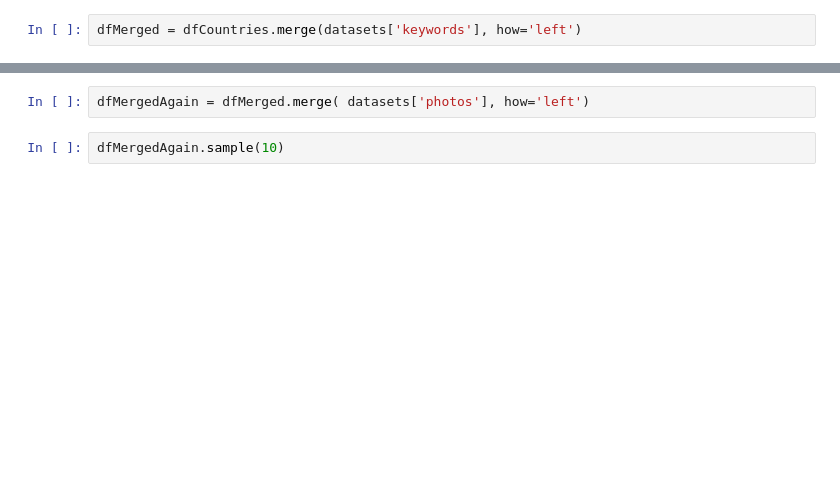
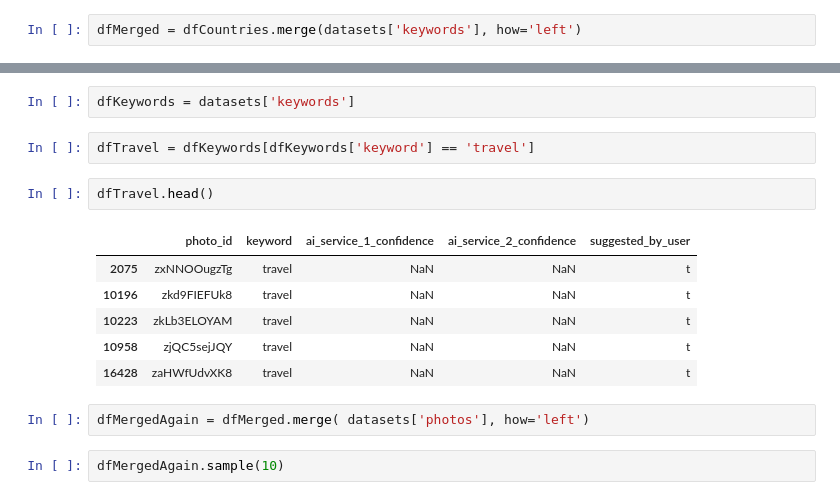
Before and after one commit to facutk/wpxvuelos, a Jupyter notebook: wp/wp-content/themes/xvuelos/assets/country-images-by-id/pandas.ipynb, the cells around one changed output, grey strips where cells are left out. Cells and saved outputs as stored; diff of their text form; blank space fills up the shorter version.

```diff
--- a/wp/wp-content/themes/xvuelos/assets/country-images-by-id/pandas.ipynb
+++ b/wp/wp-content/themes/xvuelos/assets/country-images-by-id/pandas.ipynb
@@ -162,3 +180,16 @@ dfMerged.sample(10)
+# %%
+dfKeywords = datasets['keywords']
+# %%
+dfTravel = dfKeywords[dfKeywords['keyword'] == 'travel']
+# %%
+dfTravel.head()
+# %% [output]
+|  | photo_id | keyword | ai_service_1_confidence | ai_service_2_confidence | suggested_by_user |
+| 2075 | zxNNOOugzTg | travel | NaN | NaN | t |
+| 10196 | zkd9FIEFUk8 | travel | NaN | NaN | t |
+| 10223 | zkLb3ELOYAM | travel | NaN | NaN | t |
+| 10958 | zjQC5sejJQY | travel | NaN | NaN | t |
+| 16428 | zaHWfUdvXK8 | travel | NaN | NaN | t |
 # %%
 dfMergedAgain = dfMerged.merge( datasets['photos'], how='left')
 # %%
```
Also changed, not shown: parts of 10 cells of this notebook, 3 other files.
